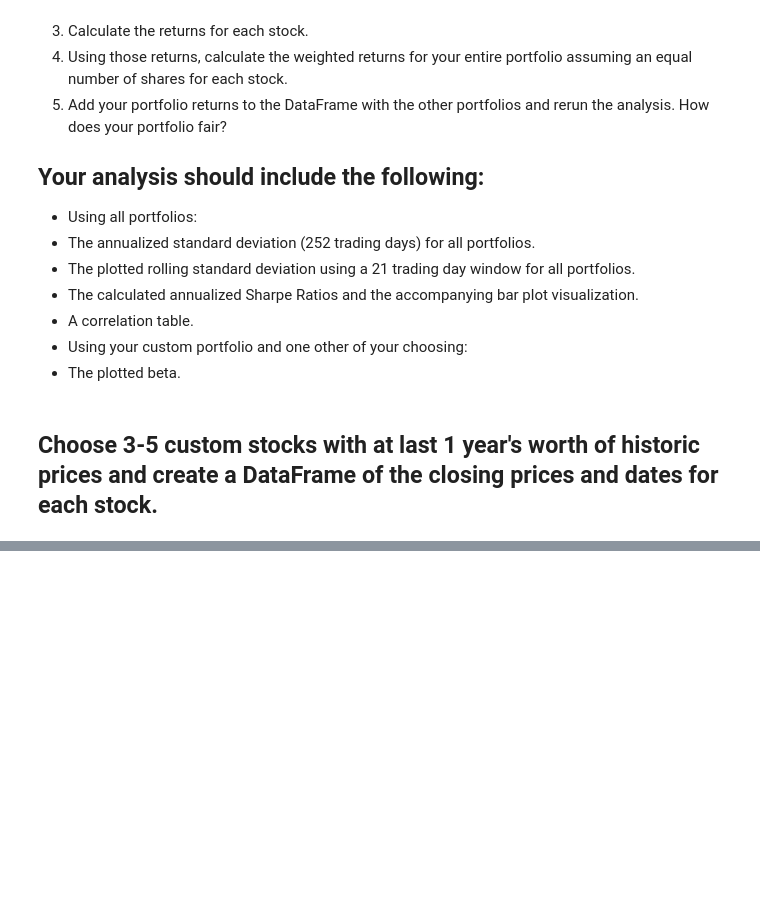
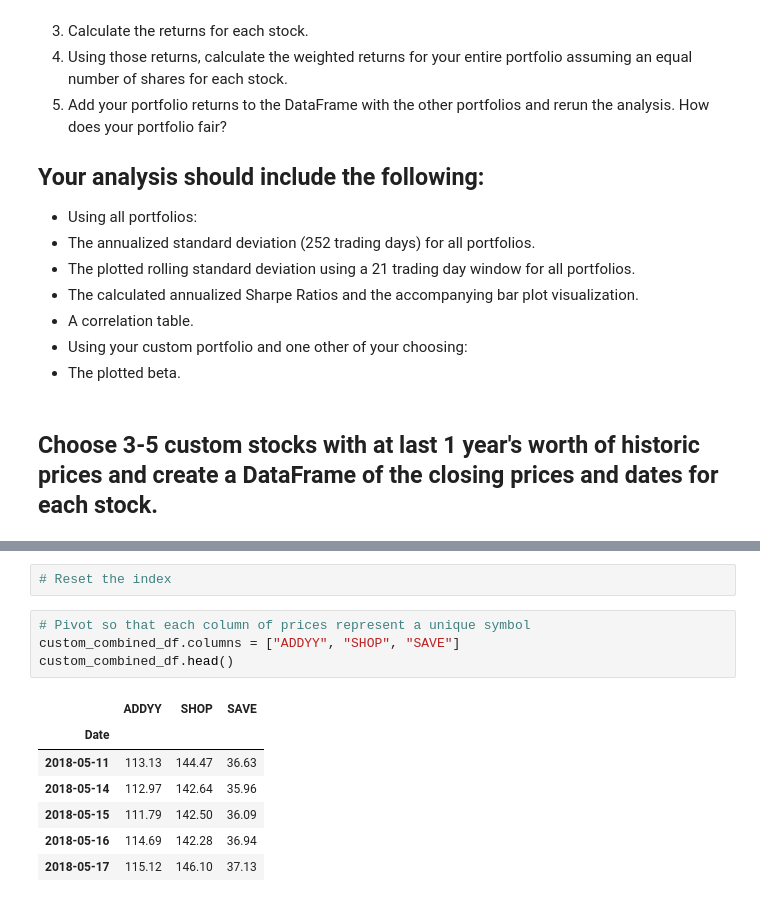
Before and after one commit to ameghani10/Whale_Analysis, a Jupyter notebook: whale_analysis.ipynb, the cells around one changed output, grey strips where cells are left out. Cells and saved outputs as stored; diff of their text form; blank space fills up the shorter version.

```diff
--- a/whale_analysis.ipynb
+++ b/whale_analysis.ipynb
@@ -325,0 +381,14 @@ In this section, you will build your own portfolio of stocks, calculate the retu
+# %%
+# Reset the index
+# %%
+# Pivot so that each column of prices represent a unique symbol
+custom_combined_df.columns = ["ADDYY", "SHOP", "SAVE"]
+custom_combined_df.head()
+# %% [output]
+|  | ADDYY | SHOP | SAVE |
+| Date |  |  |  |
+| 2018-05-11 | 113.13 | 144.47 | 36.63 |
+| 2018-05-14 | 112.97 | 142.64 | 35.96 |
+| 2018-05-15 | 111.79 | 142.50 | 36.09 |
+| 2018-05-16 | 114.69 | 142.28 | 36.94 |
+| 2018-05-17 | 115.12 | 146.10 | 37.13 |
```
Also changed, not shown: parts of 11 cells of this notebook, 1 other file.
